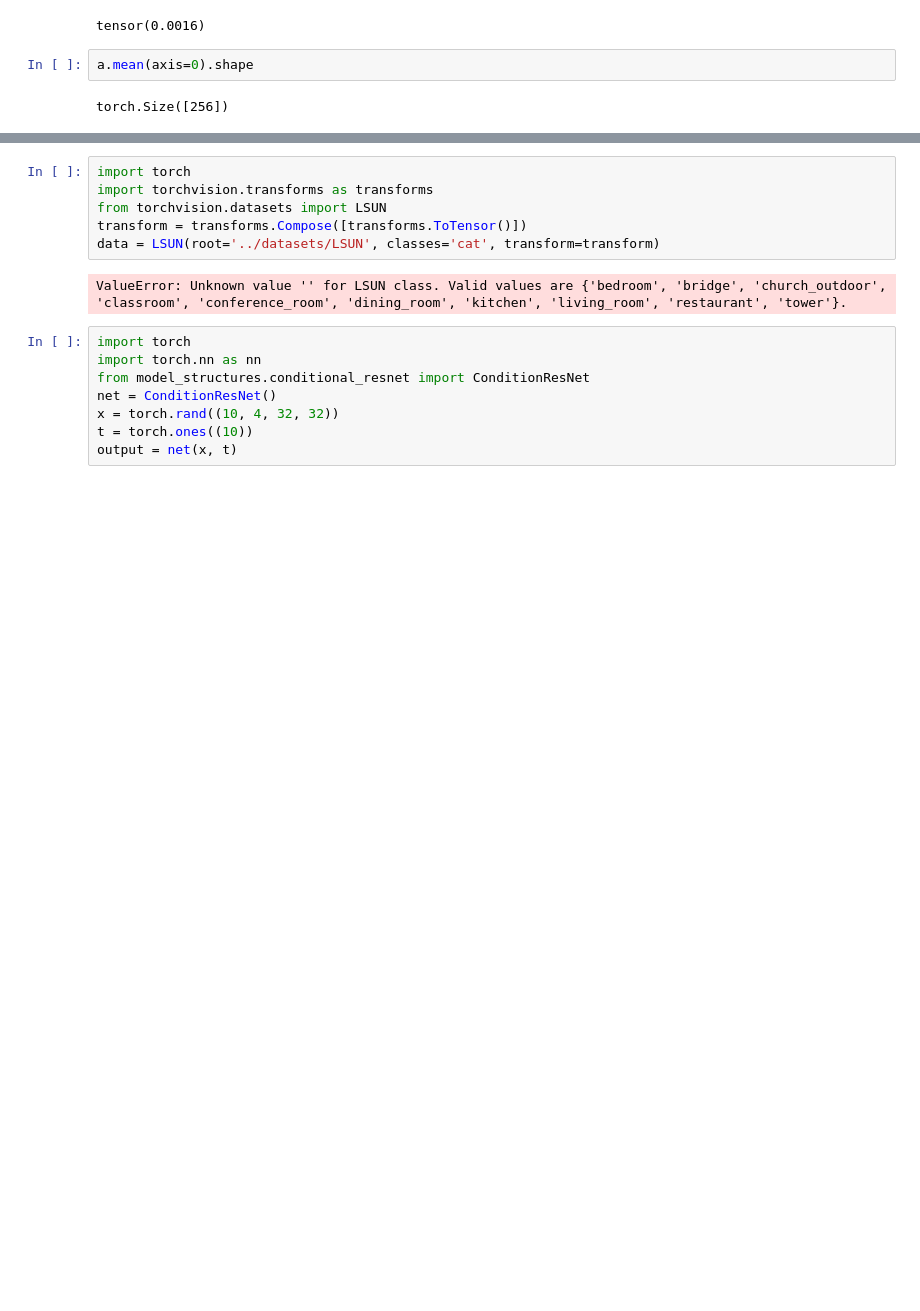
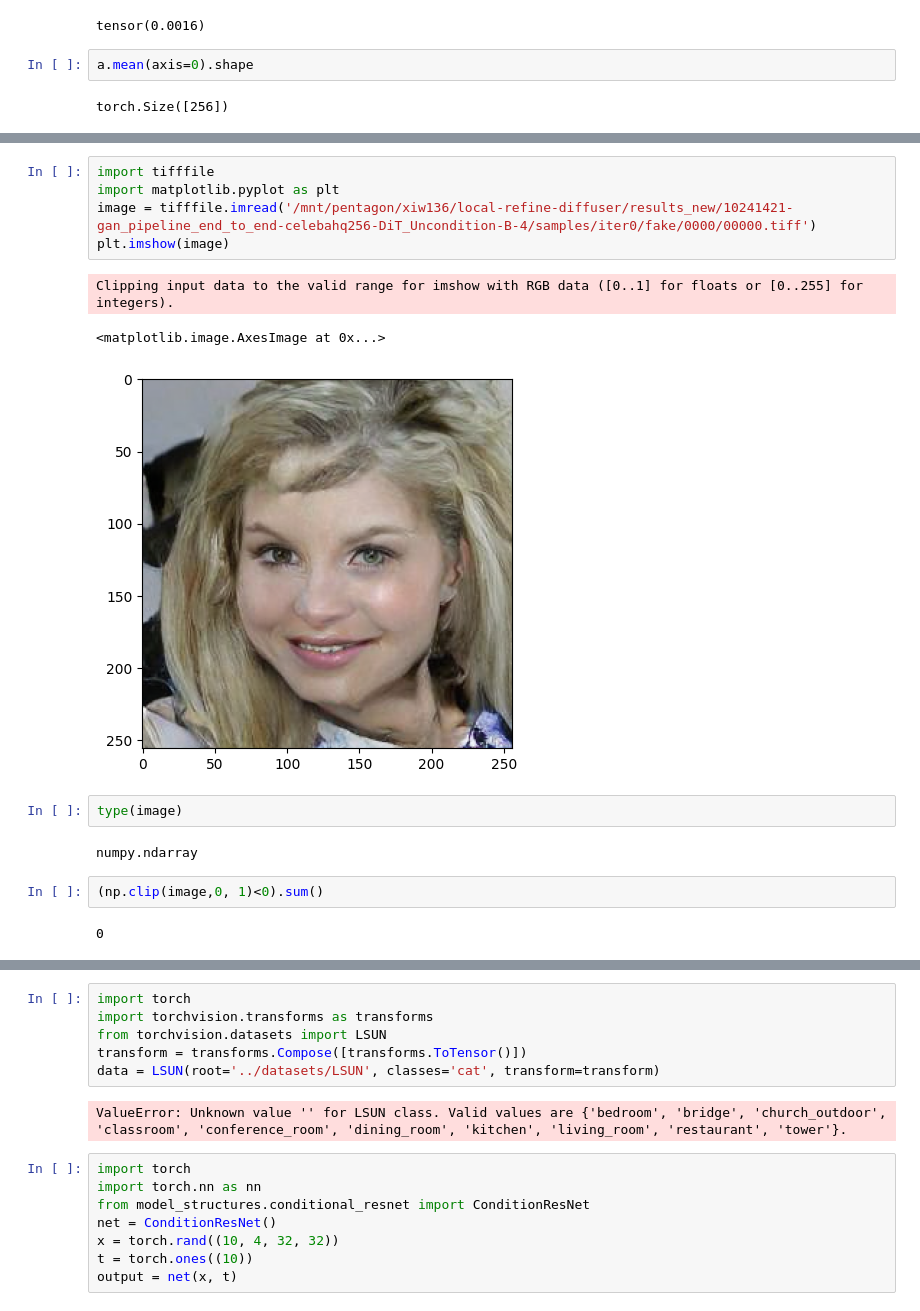
Before and after one commit to XinyuanWangCS/local-refine-diffuser, a Jupyter notebook: src/resnet.ipynb, the cells around one changed output, grey strips where cells are left out. Cells and saved outputs as stored; diff of their text form; blank space fills up the shorter version.

Commit message:
gan pipeline

```diff
--- a/src/resnet.ipynb
+++ b/src/resnet.ipynb
@@ -472,0 +476,17 @@ Note: you may need to restart the kernel to use updated packages.
+# %%
+import tifffile
+import matplotlib.pyplot as plt
+image = tifffile.imread('/mnt/pentagon/xiw136/local-refine-diffuser/results_new/10241421-gan_pipeline_end_to_end-celebahq256-DiT_Uncondition-B-4/samples/iter0/fake/0000/00000.tiff')
+plt.imshow(image)
+# %% [output]
+Clipping input data to the valid range for imshow with RGB data ([0..1] for floats or [0..255] for integers).
+<matplotlib.image.AxesImage at 0x...>
+[figure, added]
+# %%
+type(image)
+# %% [output]
+numpy.ndarray
+# %%
+(np.clip(image,0, 1)<0).sum()
+# %% [output]
+0
```
Also changed, not shown: parts of 14 cells of this notebook, 6 other files.
